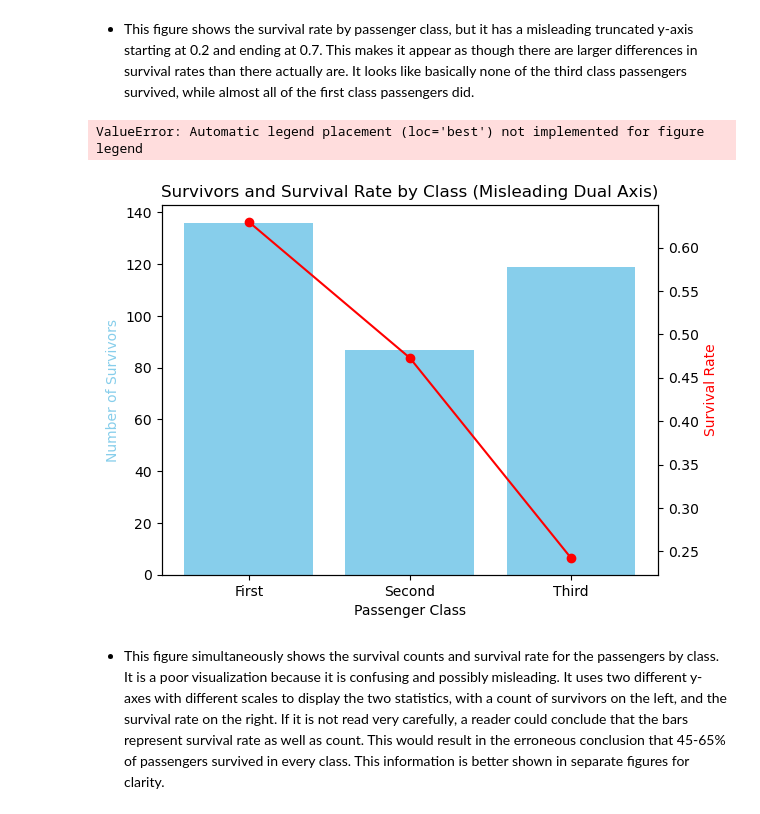
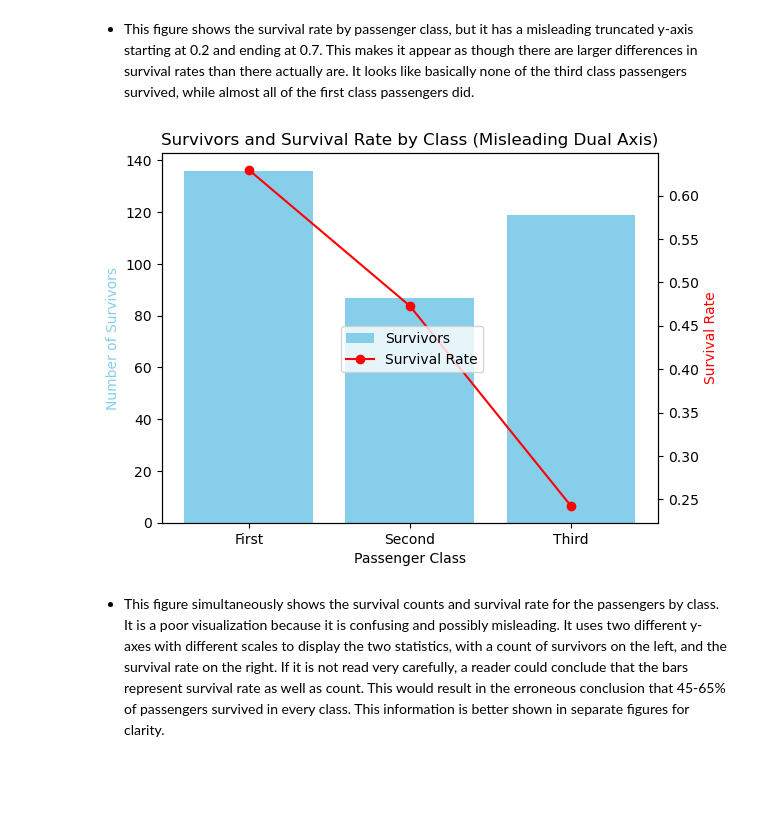
Before and after one commit to chance-roberts/DATA6550-Visualization, a Jupyter notebook: Code/Tretter/TretterK_Visualization.ipynb, the cells around one changed output. Drawn from its saved outputs; the diff is of its cells as text; code cells hidden in the pictures; blank space fills up the shorter version.

```diff
--- a/Code/Tretter/TretterK_Visualization.ipynb
+++ b/Code/Tretter/TretterK_Visualization.ipynb
@@ -110,23 +113,22 @@ Passing `palette` without assigning `hue` is deprecated and will be removed in v
 # %%
 survival_data = titanic.groupby('class')['survived'].agg(['sum', 'mean']).reset_index()
 
 fig, ax1 = plt.subplots()
 
 # bar plot for the number of survivors
 ax1.bar(survival_data['class'], survival_data['sum'], color='skyblue', label='Survivors')
 ax1.set_xlabel('Passenger Class')
 ax1.set_ylabel('Number of Survivors', color='skyblue')
 
 # create second y-axis
 ax2 = ax1.twinx()
 ax2.plot(survival_data['class'], survival_data['mean'], color='red', marker='o', label='Survival Rate')
 ax2.set_ylabel('Survival Rate', color='red')
 
 plt.title("Survivors and Survival Rate by Class (Misleading Dual Axis)")
-fig.legend(loc="upper ")
+fig.legend(loc="center")
 plt.show()
 # %% [output]
-ValueError: Automatic legend placement (loc='best') not implemented for figure legend
-[figure, old version]
+[figure, new version]
 # %% [markdown]
  - This figure simultaneously shows the survival counts and survival rate for the passengers by class. It is a poor visualization because it is confusing and possibly misleading. It uses two different y-axes with different scales to display the two statistics, with a count of survivors on the left, and the survival rate on the right. If it is not read very carefully, a reader could conclude that the bars represent survival rate as well as count. This would result in the erroneous conclusion that 45-65% of passengers survived in every class. This information is better shown in separate figures for clarity.
```
Also changed, not shown: parts of 1 cell of this notebook.
